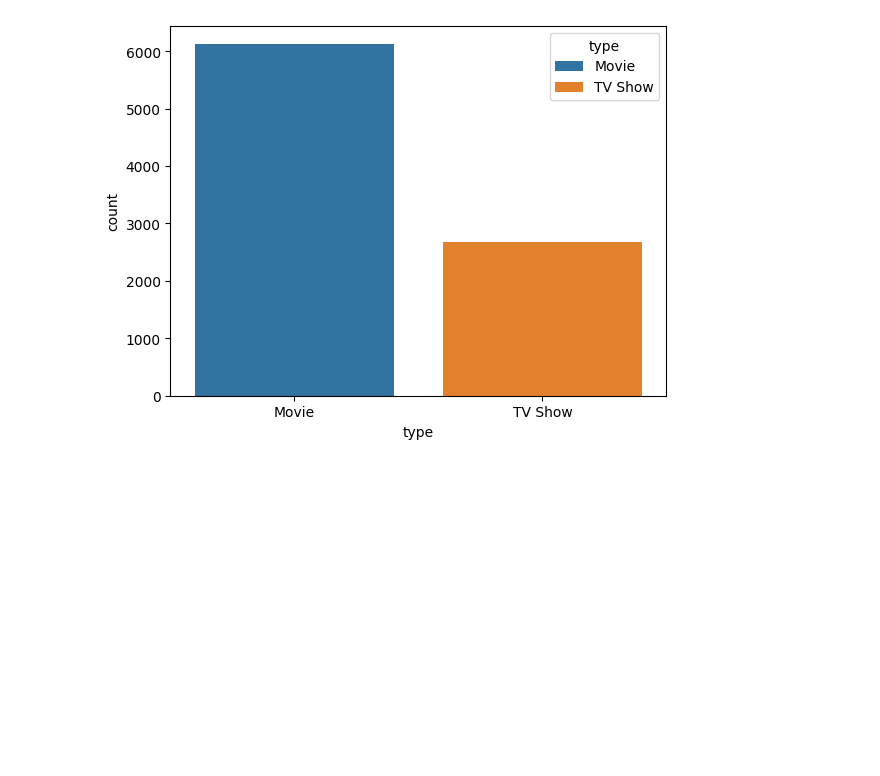
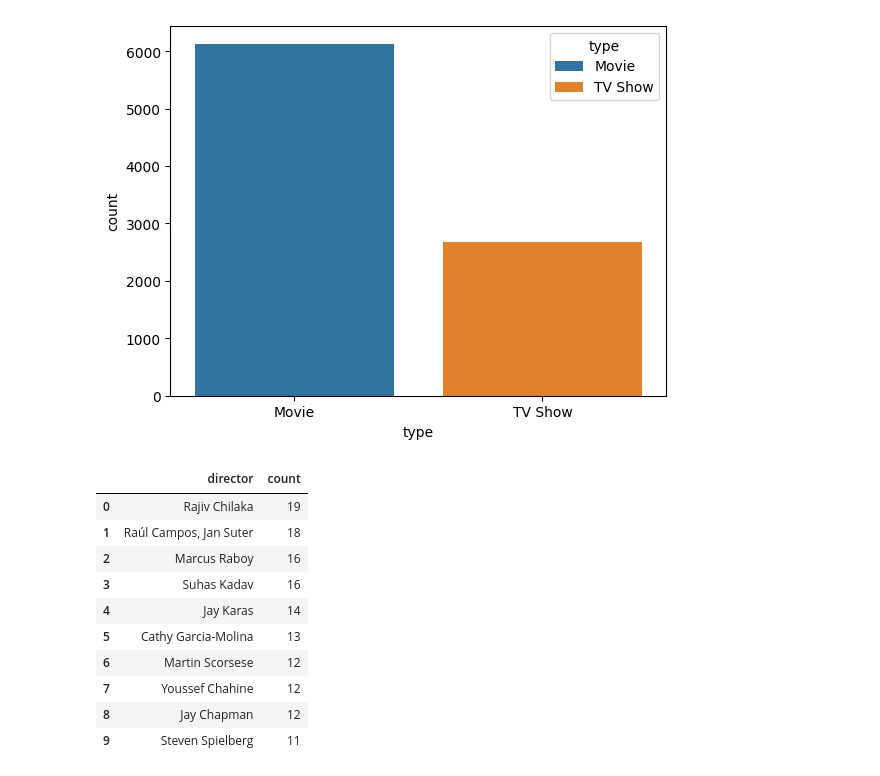
Before and after one commit to sanskardev/Netflix-EDA, a Jupyter notebook: netflix_eda.ipynb, the cells around one changed output. Cells and saved outputs as stored; diff of their text form; code cells hidden in the pictures; blank space fills up the shorter version.

```diff
--- a/netflix_eda.ipynb
+++ b/netflix_eda.ipynb
@@ -190,0 +195,17 @@ plt.show()
+# %%
+#top 10 directors
+director_filter = netflix_df[~netflix_df['director'].str.contains('No Data')]
+top10_director = director_filter['director'].value_counts().reset_index().head(10)
+top10_director
+# %% [output]
+|  | director | count |
+| 0 | Rajiv Chilaka | 19 |
+| 1 | Raúl Campos, Jan Suter | 18 |
+| 2 | Marcus Raboy | 16 |
+| 3 | Suhas Kadav | 16 |
+| 4 | Jay Karas | 14 |
+| 5 | Cathy Garcia-Molina | 13 |
+| 6 | Martin Scorsese | 12 |
+| 7 | Youssef Chahine | 12 |
+| 8 | Jay Chapman | 12 |
+| 9 | Steven Spielberg | 11 |
```
Also changed, not shown: parts of 8 cells of this notebook.
